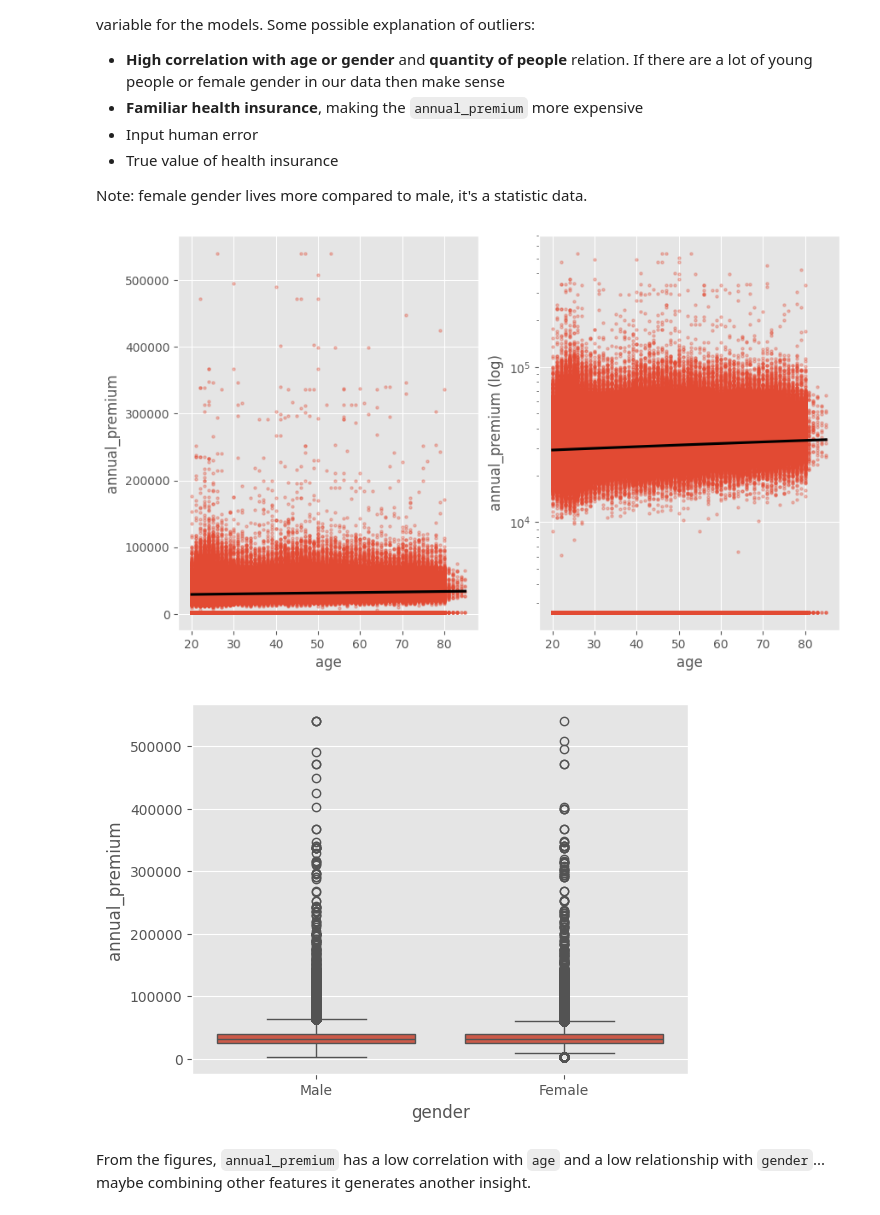
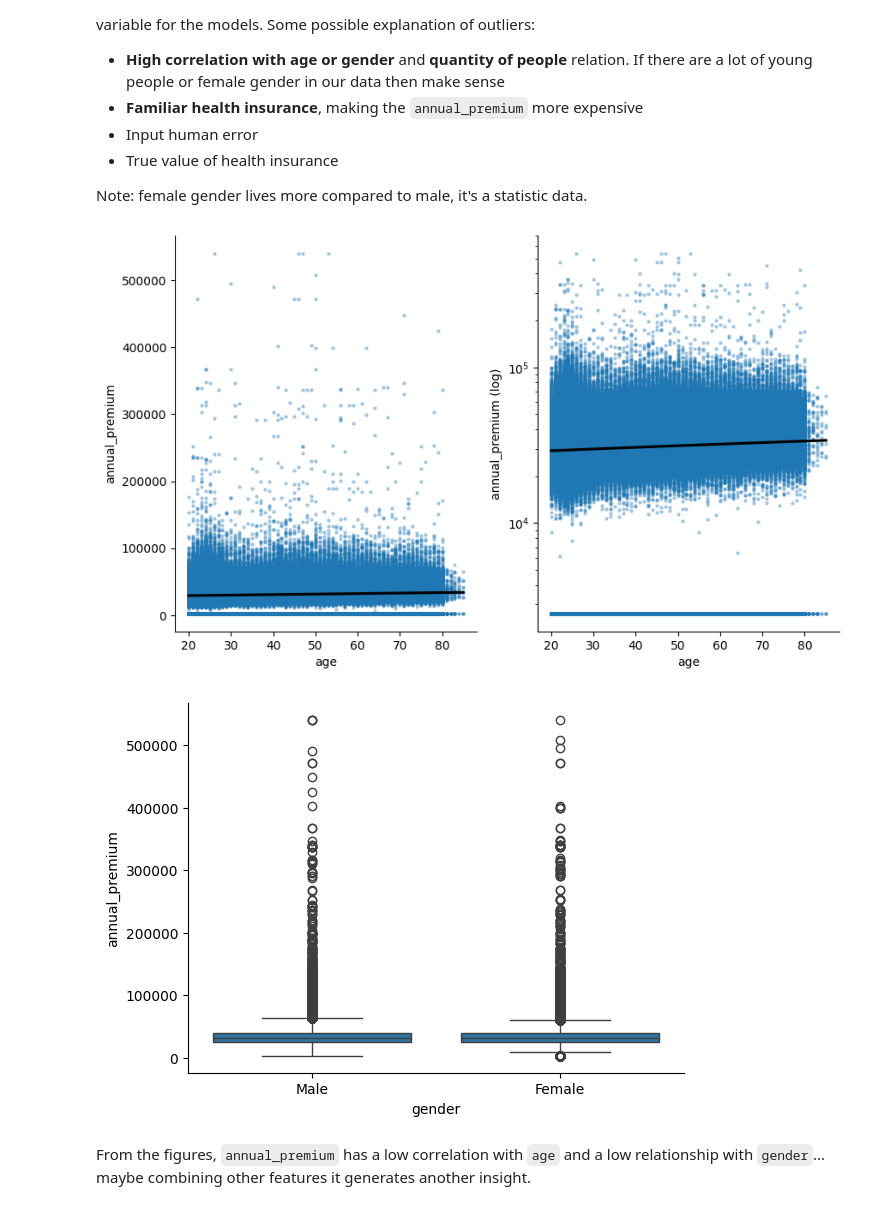
Before and after one commit to Emersonmiady/health-insurance-cross-sell, a Jupyter notebook: src/hi_cs_analysis.ipynb, the cells around one changed output. Saved outputs shown, nothing was run; the diff lists cells and outputs as text; code cells hidden in the pictures.

Commit message:
Added univariate variable figures and numerical analysis

```diff
--- a/src/hi_cs_analysis.ipynb
+++ b/src/hi_cs_analysis.ipynb
@@ -49,7 +49,5 @@ import pandas as pd
 import matplotlib.pyplot as plt
 import seaborn as sns
 from IPython.display import Image
-
-plt.style.use('ggplot')
 # %% [markdown]
 ## 2.2. Helper functions
@@ -240,22 +288,25 @@ Note: female gender lives more compared to male, it's a statistic data.
 # %%
 # Check the correlation of annual_premium and age
 fig, axs = plt.subplots(1, 2, figsize=(10, 6))
 sns.regplot(data=df, x='age', y='annual_premium',
             scatter_kws={'s': 5, 'alpha': 0.3},
             line_kws={'color': 'black'}, ax=axs[0])
 
 sns.regplot(data=df, x='age', y='annual_premium',
             scatter_kws={'s': 5, 'alpha': 0.3},
             line_kws={'color': 'black'}, ax=axs[1])
 axs[1].set_ylabel('annual_premium (log)')
-axs[1].set_yscale('log');
+axs[1].set_yscale('log')
+
+sns.despine();
 # %% [output]
-[figure, old version]
+[figure, new version]
 # %%
 # Check annual_premium with gender
-sns.boxplot(data=df, x='gender', y='annual_premium');
+sns.boxplot(data=df, x='gender', y='annual_premium')
+sns.despine();
 # %% [output]
-[figure, old version]
+[figure, new version]
 # %% [markdown]
 From the figures, `annual_premium` has a low correlation with `age` and a low relationship with `gender`... maybe combining other features it generates another insight.
 # %% [markdown]
```
Also changed, not shown: parts of 25 cells of this notebook, 1 other file.
